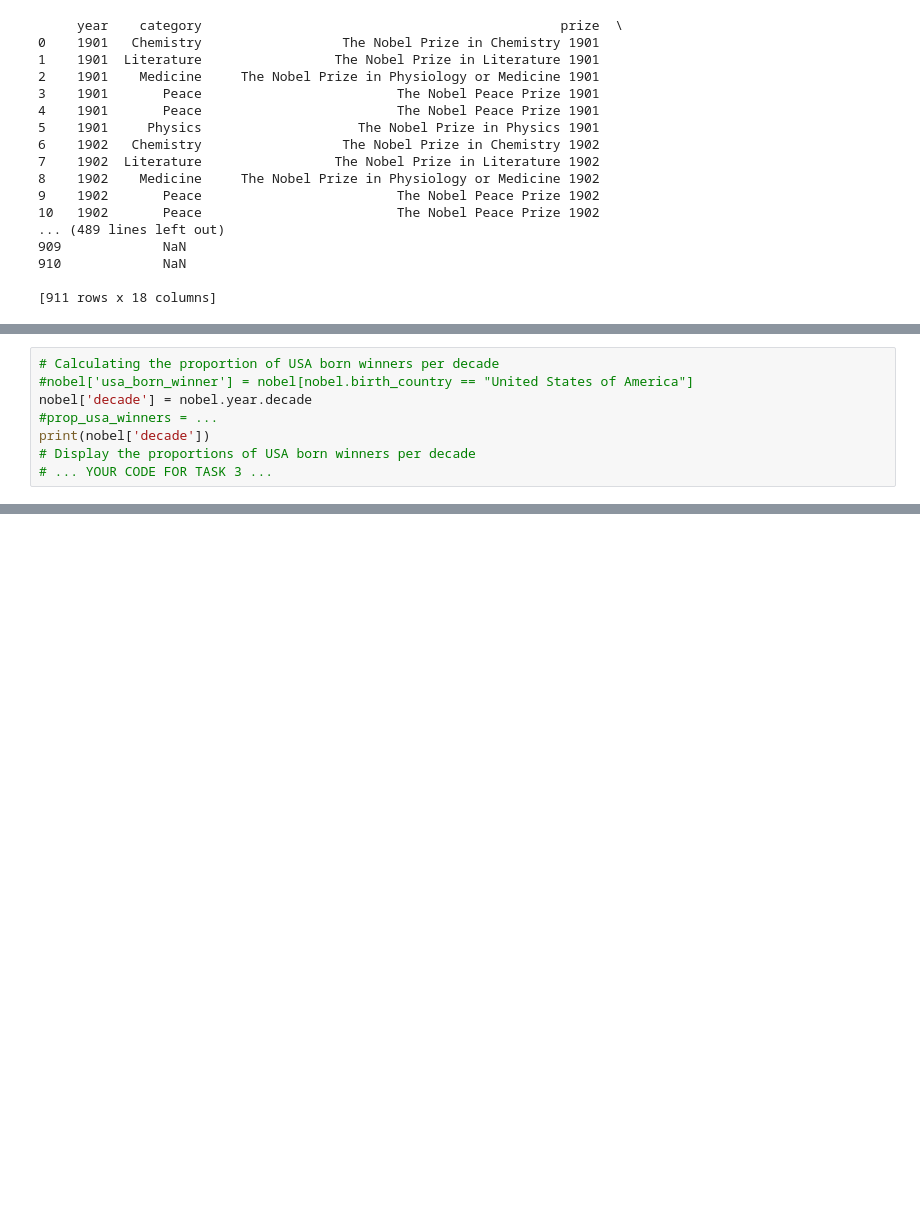
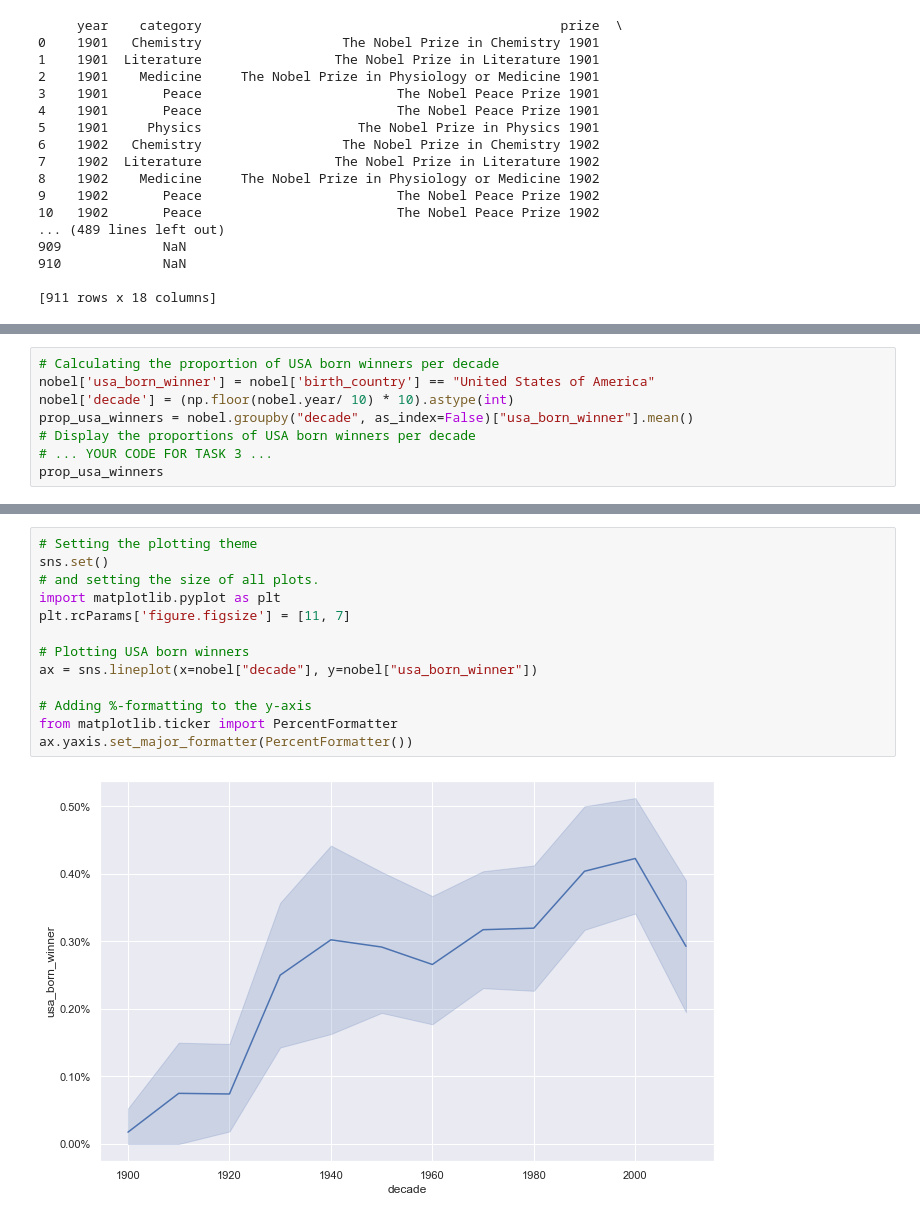
Before and after one commit to ntokozomfene/A-Visual-History-of-Nobel-Prize-Winners, a Jupyter notebook: Untitled.ipynb, the cells around one changed output, grey strips where cells are left out. Cells and saved outputs as stored; diff of their text form; blank space fills up the shorter version.

```diff
--- a/Untitled.ipynb
+++ b/Untitled.ipynb
@@ -81,9 +81,9 @@ memory usage: 128.2+ KB
 # %%
 # Calculating the proportion of USA born winners per decade
-#nobel['usa_born_winner'] = nobel[nobel.birth_country == "United States of America"]
-nobel['decade'] = nobel.year.decade
-#prop_usa_winners = ...
-print(nobel['decade'])
+nobel['usa_born_winner'] = nobel['birth_country'] == "United States of America"
+nobel['decade'] = (np.floor(nobel.year/ 10) * 10).astype(int)
+prop_usa_winners = nobel.groupby("decade", as_index=False)["usa_born_winner"].mean()
 # Display the proportions of USA born winners per decade
 # ... YOUR CODE FOR TASK 3 ...
+prop_usa_winners
 # %% [output]
@@ -90,0 +107,15 @@ AttributeError: 'Series' object has no attribute 'decade'
+# %%
+# Setting the plotting theme
+sns.set()
+# and setting the size of all plots.
+import matplotlib.pyplot as plt
+plt.rcParams['figure.figsize'] = [11, 7]
+
+# Plotting USA born winners
+ax = sns.lineplot(x=nobel["decade"], y=nobel["usa_born_winner"])
+
+# Adding %-formatting to the y-axis
+from matplotlib.ticker import PercentFormatter
+ax.yaxis.set_major_formatter(PercentFormatter())
+# %% [output]
+[figure, added]
```
Also changed, not shown: parts of 5 cells of this notebook.
